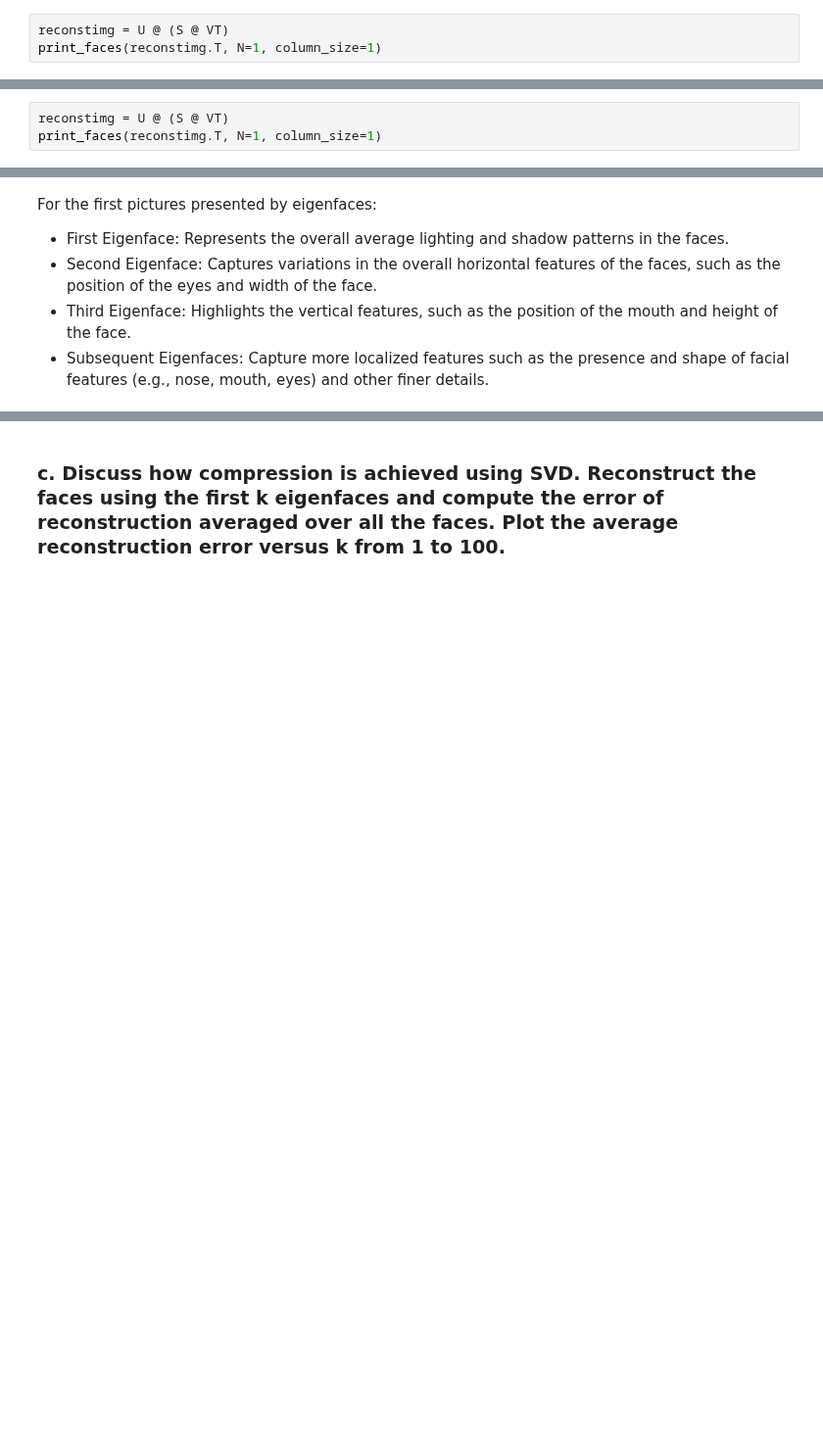
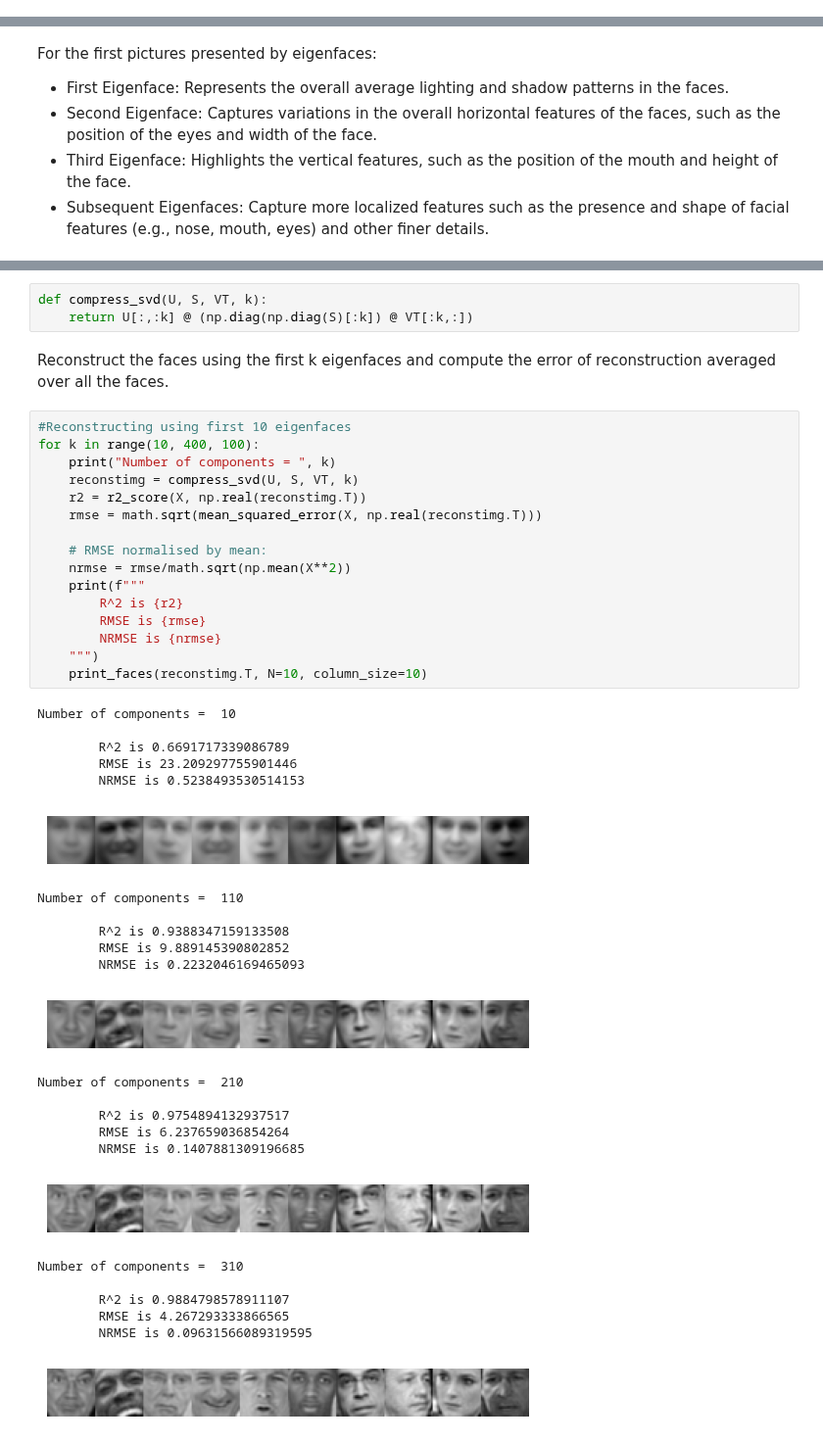
Before and after one commit to JouhC/ai-linearalgebra-probsets, a Jupyter notebook: notebooks/ps1.ipynb, the cells around one changed output, grey strips where cells are left out. Shown at 98% size. Saved outputs shown, nothing was run; the diff lists cells and outputs as text; blank space fills up the shorter version.

```diff
--- a/notebooks/ps1.ipynb
+++ b/notebooks/ps1.ipynb
@@ -124,3 +113,0 @@ print_faces(reconstimg.T, N=1, column_size=1)
-# %%
-reconstimg = U @ (S @ VT)
-print_faces(reconstimg.T, N=1, column_size=1)
@@ -129,3 +113,0 @@ print_faces(reconstimg.T, N=1, column_size=1)
-# %%
-reconstimg = U @ (S @ VT)
-print_faces(reconstimg.T, N=1, column_size=1)
@@ -187,2 +178,46 @@ array([42406.18588179, 28407.35523332, 19726.95734254, ...,
+# %%
+def compress_svd(U, S, VT, k):
+    return U[:,:k] @ (np.diag(np.diag(S)[:k]) @ VT[:k,:])
 # %% [markdown]
-### c. Discuss how compression is achieved using SVD. Reconstruct the faces using the first k eigenfaces and compute the error of reconstruction averaged over all the faces. Plot the average reconstruction error versus k from 1 to 100.
+Reconstruct the faces using the first k eigenfaces and compute the error of reconstruction averaged over all the faces.
+# %%
+#Reconstructing using first 10 eigenfaces
+for k in range(10, 400, 100):
+    print("Number of components = ", k)
+    reconstimg = compress_svd(U, S, VT, k)
+    r2 = r2_score(X, np.real(reconstimg.T))
+    rmse = math.sqrt(mean_squared_error(X, np.real(reconstimg.T)))
+
+    # RMSE normalised by mean:
+    nrmse = rmse/math.sqrt(np.mean(X**2))
+    print(f"""
+        R^2 is {r2}
+        RMSE is {rmse}
+        NRMSE is {nrmse}
+    """)
+    print_faces(reconstimg.T, N=10, column_size=10)
+# %% [output]
+Number of components =  10
+
+        R^2 is 0.6691717339086789
+        RMSE is 23.209297755901446
+        NRMSE is 0.5238493530514153
+[figure, added]
+Number of components =  110
+
+        R^2 is 0.9388347159133508
+        RMSE is 9.889145390802852
+        NRMSE is 0.2232046169465093
+[figure, added]
+Number of components =  210
+
+        R^2 is 0.9754894132937517
+        RMSE is 6.237659036854264
+        NRMSE is 0.1407881309196685
+[figure, added]
+Number of components =  310
+
+        R^2 is 0.9884798578911107
+        RMSE is 4.267293333866565
+        NRMSE is 0.09631566089319595
+[figure, added]
```
Also changed, not shown: parts of 24 cells of this notebook.
